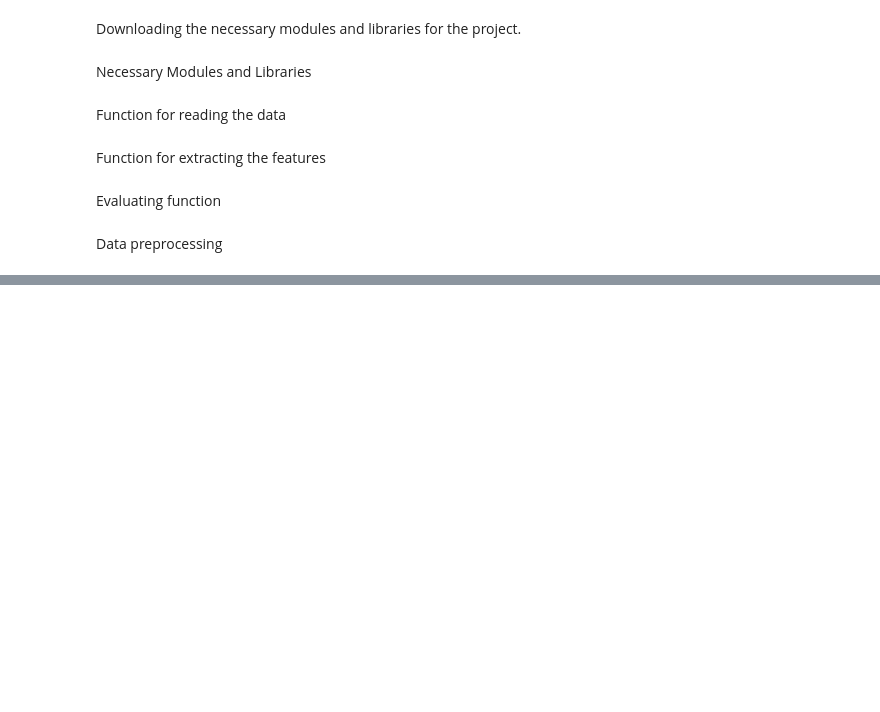
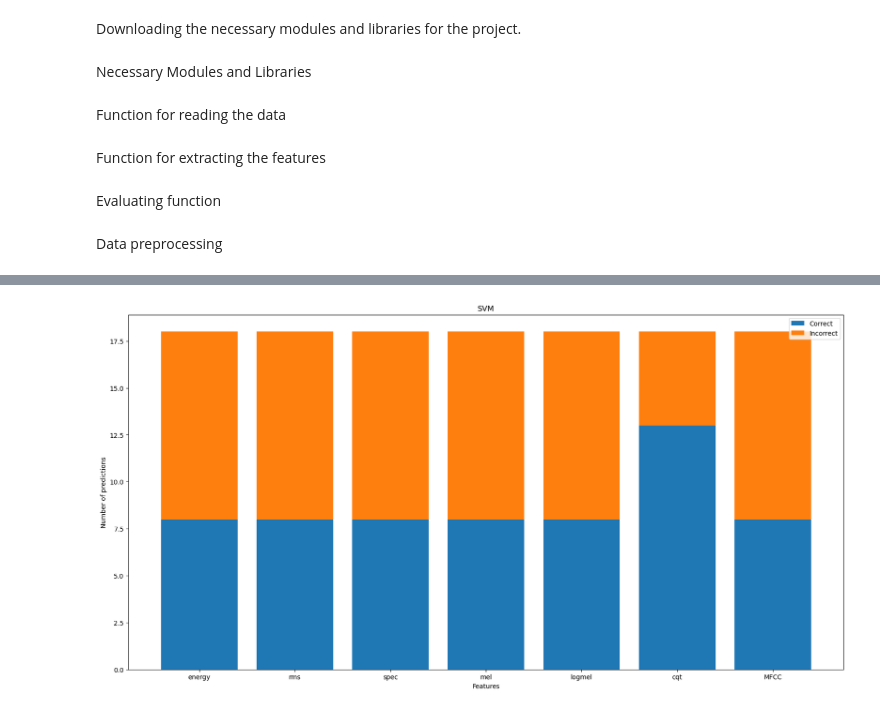
Before and after one commit to nntk072/Tram_Bus_Recognition, a Jupyter notebook: main.ipynb, the cells around one changed output, grey strips where cells are left out. Cells and saved outputs as stored; diff of their text form; code cells hidden in the pictures; blank space fills up the shorter version.

```diff
--- a/main.ipynb
+++ b/main.ipynb
@@ -386,0 +588,60 @@ for i in range(len(train_data_list)):
+# %%
+# SVM
+# Calculate the number of correct predictions and incorrect predictions for each feature
+energy_SVM_correct = 0
+energy_SVM_incorrect = 0
+logmel_SVM_correct = 0
+logmel_SVM_incorrect = 0
+mel_SVM_correct = 0
+mel_SVM_incorrect = 0
+rms_SVM_correct = 0
+rms_SVM_incorrect = 0
+spec_SVM_correct = 0
+spec_SVM_incorrect = 0
+MFCC_SVM_correct = 0
+MFCC_SVM_incorrect = 0
+cqt_SVM_correct = 0
+cqt_SVM_incorrect = 0
+
+for i in range(len(SVM_concat)):
+    if SVM_concat['energy'][i] == SVM_concat['y_test'][i]:
+        energy_SVM_correct += 1
+    else:
+        energy_SVM_incorrect += 1
+    if SVM_concat['logmel'][i] == SVM_concat['y_test'][i]:
+        logmel_SVM_correct += 1
+    else:
+        logmel_SVM_incorrect += 1
+    if SVM_concat['mel'][i] == SVM_concat['y_test'][i]:
+        mel_SVM_correct += 1
+    else:
+        mel_SVM_incorrect += 1
+    if SVM_concat['rms'][i] == SVM_concat['y_test'][i]:
+        rms_SVM_correct += 1
+    else:
+        rms_SVM_incorrect += 1
+    if SVM_concat['spec'][i] == SVM_concat['y_test'][i]:
+        spec_SVM_correct += 1
+    else:
+        spec_SVM_incorrect += 1
+    if SVM_concat['MFCC'][i] == SVM_concat['y_test'][i]:
+        MFCC_SVM_correct += 1
+    else:
+        MFCC_SVM_incorrect += 1
+    if SVM_concat['cqt'][i] == SVM_concat['y_test'][i]:
+        cqt_SVM_correct += 1
+    else:
+        cqt_SVM_incorrect += 1
+
+# Plot the histogram
+plt.figure(figsize=(20,10))
+plt.bar(feature_names_list, [energy_SVM_correct, logmel_SVM_correct, mel_SVM_correct, rms_SVM_correct, spec_SVM_correct, MFCC_SVM_correct, cqt_SVM_correct], label="Correct")
+plt.bar(feature_names_list, [energy_SVM_incorrect, logmel_SVM_incorrect, mel_SVM_incorrect, rms_SVM_incorrect, spec_SVM_incorrect, MFCC_SVM_incorrect, cqt_SVM_incorrect], bottom=[energy_SVM_correct, logmel_SVM_correct, mel_SVM_correct, rms_SVM_correct, spec_SVM_correct, MFCC_SVM_correct, cqt_SVM_correct], label="Incorrect")
+
+plt.legend()
+plt.xlabel("Features")
+plt.ylabel("Number of predictions")
+plt.title("SVM")
+plt.show()
+# %% [output]
+[figure, added]
```
Also changed, not shown: parts of 9 cells of this notebook.
